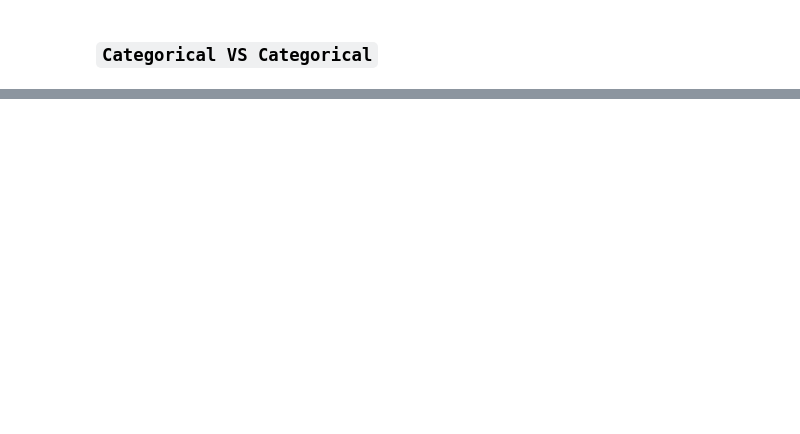
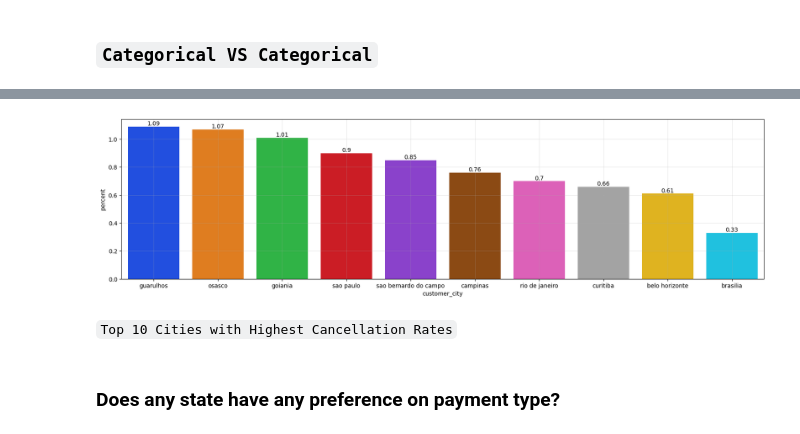
Before and after one commit to IamRaNo/Elevvo_Internship, a Jupyter notebook: Task-9/sales_data_analysis.ipynb, the cells around one changed output, grey strips where cells are left out. Cells and saved outputs as stored; diff of their text form; code cells hidden in the pictures; blank space fills up the shorter version.

```diff
--- a/Task-9/sales_data_analysis.ipynb
+++ b/Task-9/sales_data_analysis.ipynb
@@ -781,0 +789,20 @@ plt.show()
+# %%
+total_orders_per_city=data.groupby('customer_city')['order_id'].size().reset_index()
+city_with_highest_cancellation=data[data['status']=='canceled'].groupby('customer_city').size().sort_values(ascending=False).reset_index(name='count').head(10)
+city_with_highest_cancellation=city_with_highest_cancellation.merge(total_orders_per_city,on='customer_city',how='left')
+
+city_with_highest_cancellation['percent']=round((city_with_highest_cancellation['count']/city_with_highest_cancellation['order_id'])*100,2)
+city_with_highest_cancellation=city_with_highest_cancellation.sort_values(by='percent',ascending=False)
+# %%
+plt.figure(figsize=(20,5))
+ax=sns.barplot(x='customer_city',y='percent',data=city_with_highest_cancellation,palette='bright')
+for container in ax.containers:
+    ax.bar_label(container)
+plt.grid(alpha=0.3)
+plt.show()
+# %% [output]
+[figure, added]
+# %% [markdown]
+`Top 10 Cities with Highest Cancellation Rates`
+# %% [markdown]
+### **Does any state have any preference on payment type?**
```
Also changed, not shown: parts of 57 cells of this notebook.
